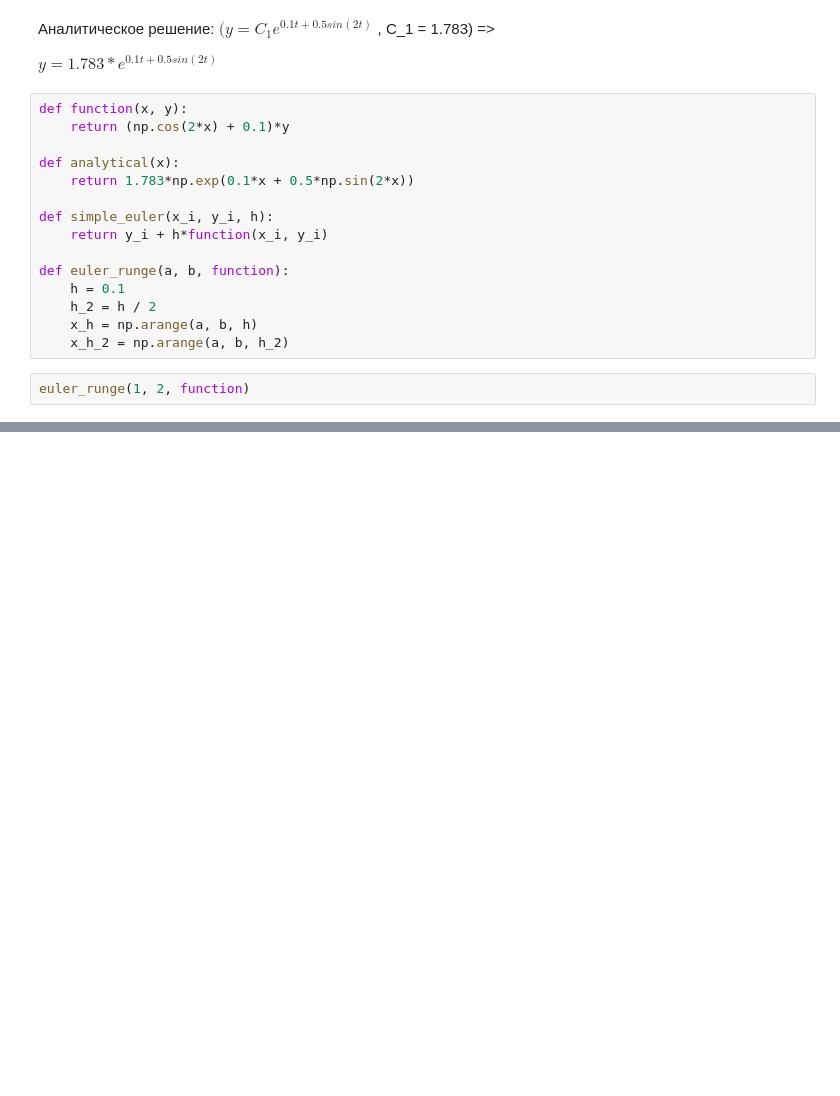
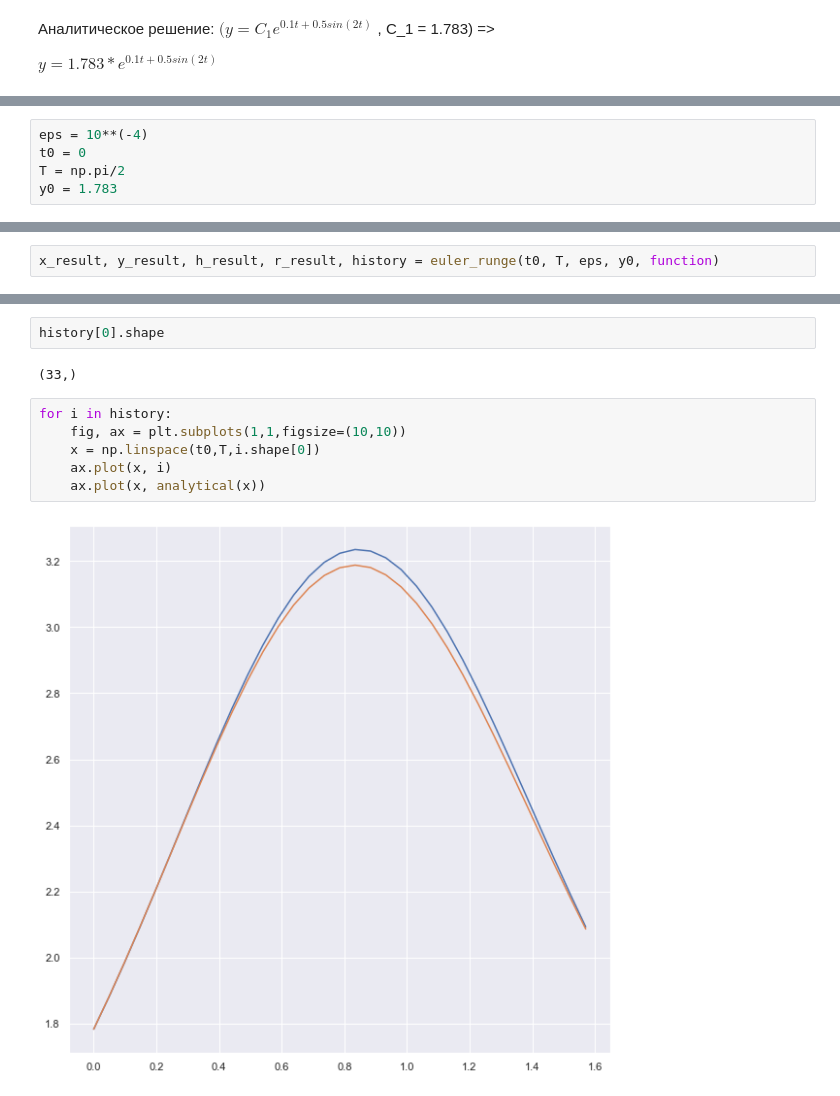
Before and after one commit to Lamantin12/na_2part, a Jupyter notebook: Lab6/Lab6.ipynb, the cells around one changed output, grey strips where cells are left out. Drawn from its saved outputs; the diff is of its cells as text; blank space fills up the shorter version.

```diff
--- a/Lab6/Lab6.ipynb
+++ b/Lab6/Lab6.ipynb
@@ -171,20 +171,3 @@ $t_0 = 0, T = \pi/2$
 $(y =C_1e^{0.1t + 0.5sin(2t)}$ , C_1 = 1.783)   =>
 
 $y =1.783*e^{0.1t + 0.5sin(2t)}$
-# %%
-def function(x, y):
-    return (np.cos(2*x) + 0.1)*y
-
-def analytical(x):
-    return 1.783*np.exp(0.1*x + 0.5*np.sin(2*x))
-
-def simple_euler(x_i, y_i, h):
-    return y_i + h*function(x_i, y_i)
-
-def euler_runge(a, b, function):
-    h = 0.1
-    h_2 = h / 2
-    x_h = np.arange(a, b, h)
-    x_h_2 = np.arange(a, b, h_2)
-# %%
-euler_runge(1, 2, function)
@@ -192,0 +174,5 @@ TypeError: function() missing 1 required positional argument: 'y'
+# %%
+eps = 10**(-4)
+t0 = 0
+T = np.pi/2
+y0 = 1.783
@@ -192,0 +236,2 @@ TypeError: function() missing 1 required positional argument: 'y'
+# %%
+x_result, y_result, h_result, r_result, history = euler_runge(t0, T, eps, y0, function)
@@ -192,0 +256,12 @@ TypeError: function() missing 1 required positional argument: 'y'
+# %%
+history[0].shape
+# %% [output]
+(33,)
+# %%
+for i in history:
+    fig, ax = plt.subplots(1,1,figsize=(10,10))
+    x = np.linspace(t0,T,i.shape[0])
+    ax.plot(x, i)
+    ax.plot(x, analytical(x))
+# %% [output]
+[figure, added]
```
Also changed, not shown: parts of 4 cells of this notebook.
